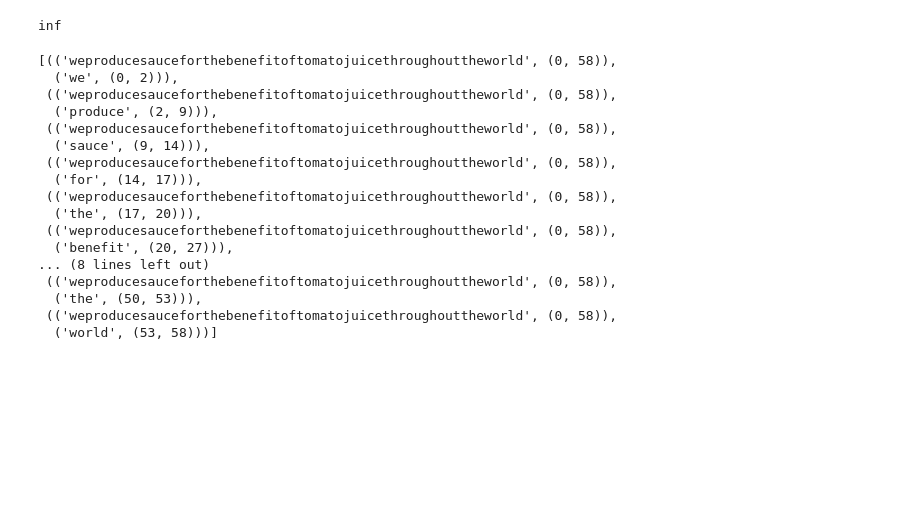
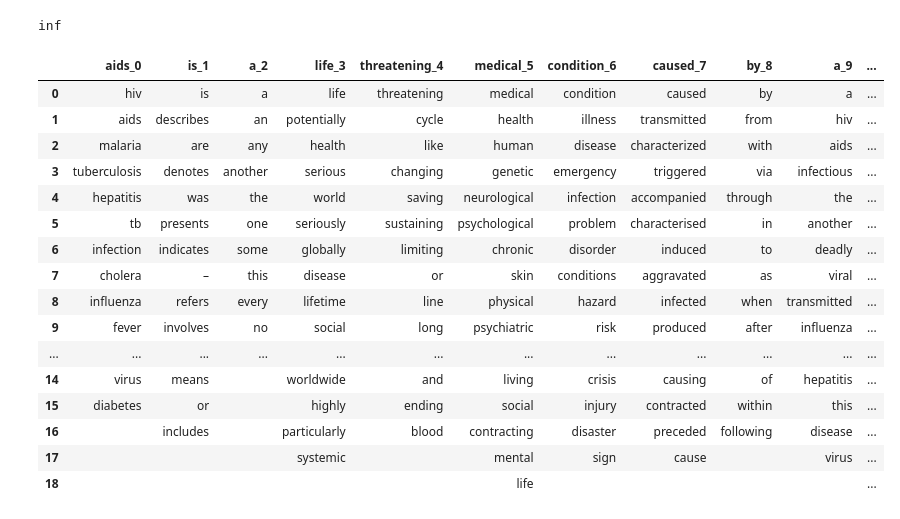
Before and after one commit to Gianni-G/semiolog, a Jupyter notebook: analysis.ipynb, the cells around one changed output. Cells and saved outputs as stored; diff of their text form; code cells hidden in the pictures; blank space fills up the shorter version.

```diff
--- a/analysis.ipynb
+++ b/analysis.ipynb
@@ -38,23 +61,23 @@ util_g.plot_scatter_line([str(pair) for pair in cross_parad_pair],prob_parad_pai
 # util_g.plot_scatter_line([str(pair) for pair in cross_parad_pair],iid_prob_parad_pair)
 # %% [output]
 inf
-# %%
-[((token.head.label,token.head.span),(token.label,token.span)) for token in text.chain.tokens]
-# %% [output]
-[(('weproducesauceforthebenefitoftomatojuicethroughouttheworld', (0, 58)),
-  ('we', (0, 2))),
- (('weproducesauceforthebenefitoftomatojuicethroughouttheworld', (0, 58)),
-  ('produce', (2, 9))),
- (('weproducesauceforthebenefitoftomatojuicethroughouttheworld', (0, 58)),
-  ('sauce', (9, 14))),
- (('weproducesauceforthebenefitoftomatojuicethroughouttheworld', (0, 58)),
-  ('for', (14, 17))),
- (('weproducesauceforthebenefitoftomatojuicethroughouttheworld', (0, 58)),
-  ('the', (17, 20))),
- (('weproducesauceforthebenefitoftomatojuicethroughouttheworld', (0, 58)),
-  ('benefit', (20, 27))),
-... (8 lines left out)
- (('weproducesauceforthebenefitoftomatojuicethroughouttheworld', (0, 58)),
-  ('the', (50, 53))),
- (('weproducesauceforthebenefitoftomatojuicethroughouttheworld', (0, 58)),
-  ('world', (53, 58)))]
+# %%
+text.parad_chain.df()
+# %% [output]
+|  | aids_0 | is_1 | a_2 | life_3 | threatening_4 | medical_5 | condition_6 | caused_7 | by_8 | a_9 | ... |
+| 0 | hiv | is | a | life | threatening | medical | condition | caused | by | a | ... |
+| 1 | aids | describes | an | potentially | cycle | health | illness | transmitted | from | hiv | ... |
+| 2 | malaria | are | any | health | like | human | disease | characterized | with | aids | ... |
+| 3 | tuberculosis | denotes | another | serious | changing | genetic | emergency | triggered | via | infectious | ... |
+| 4 | hepatitis | was | the | world | saving | neurological | infection | accompanied | through | the | ... |
+| 5 | tb | presents | one | seriously | sustaining | psychological | problem | characterised | in | another | ... |
+| 6 | infection | indicates | some | globally | limiting | chronic | disorder | induced | to | deadly | ... |
+| 7 | cholera | – | this | disease | or | skin | conditions | aggravated | as | viral | ... |
+| 8 | influenza | refers | every | lifetime | line | physical | hazard | infected | when | transmitted | ... |
+| 9 | fever | involves | no | social | long | psychiatric | risk | produced | after | influenza | ... |
+| ... | ... | ... | ... | ... | ... | ... | ... | ... | ... | ... | ... |
+| 14 | virus | means |  | worldwide | and | living | crisis | causing | of | hepatitis | ... |
+| 15 | diabetes | or |  | highly | ending | social | injury | contracted | within | this | ... |
+| 16 |  | includes |  | particularly | blood | contracting | disaster | preceded | following | disease | ... |
+| 17 |  |  |  | systemic |  | mental | sign | cause |  | virus | ... |
+| 18 |  |  |  |  |  | life |  |  |  |  | ... |
```
Also changed, not shown: parts of 2 cells of this notebook, 2 other files.
